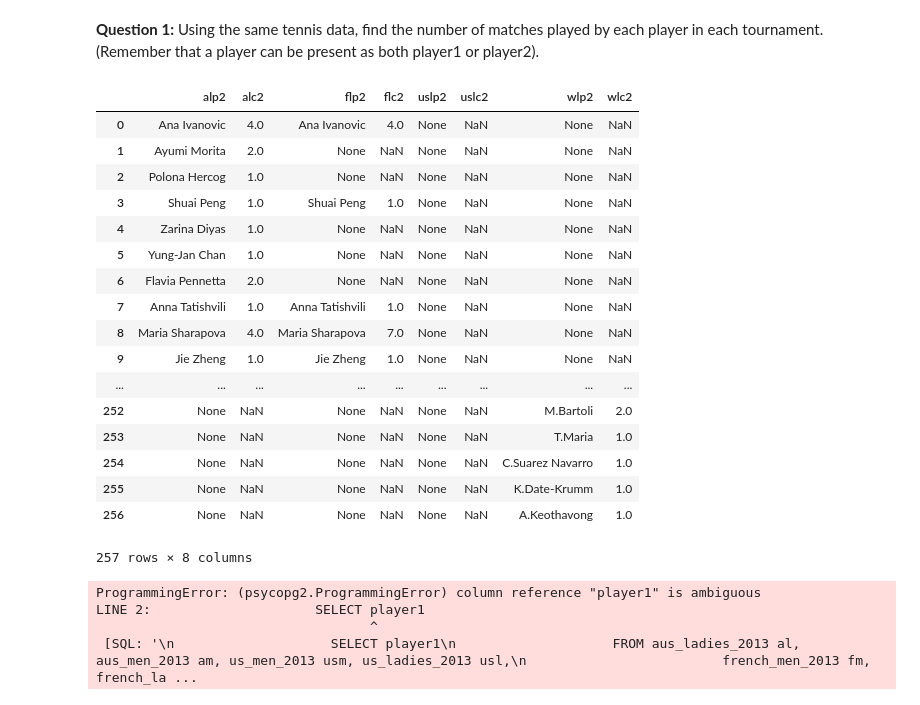
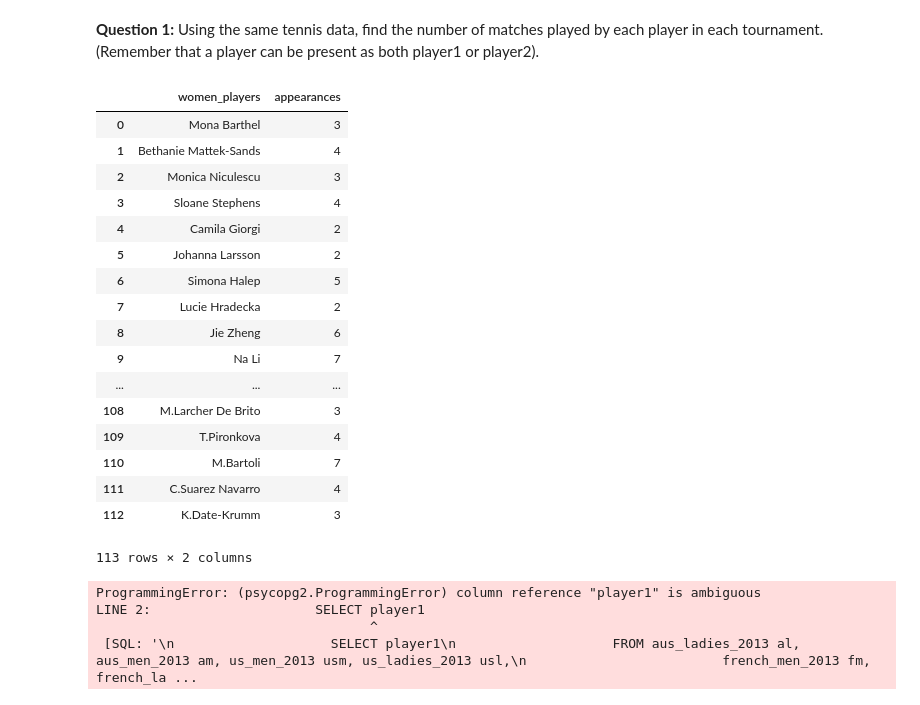
Before and after one commit to luketibbott/SQL, a Jupyter notebook: challenge-4.ipynb, the cells around one changed output. Cells and saved outputs as stored; diff of their text form; code cells hidden in the pictures.

Commit message:
Select unique names of women in tournaments and the number of times they appear throughout the entire tournament

```diff
--- a/challenge-4.ipynb
+++ b/challenge-4.ipynb
@@ -3,7 +3,7 @@ import pandas as pd
 # %%
 from sshtunnel import SSHTunnelForwarder
 
-AWS_IP_ADDRESS = '54.189.184.164'
+AWS_IP_ADDRESS = '54.70.26.75'
 AWS_USERNAME = 'luke'
 SSH_KEY_PATH = '/users/luketibbott/.ssh/id_rsa'
 
@@ -71,55 +71,84 @@ pd.read_sql_query('''
                                 GROUP BY 1),
                          t6 AS (SELECT DISTINCT fl.player2 FLp2, COUNT(fl.player2) FLc2
                                 FROM french_ladies_2013 fl
                                 GROUP BY 1),
                          t7 AS (SELECT DISTINCT usl.player2 USLp2, COUNT(usl.player2) USLc2
                                 FROM us_ladies_2013 usl
                                 GROUP BY 1),
                          t8 AS (SELECT DISTINCT wl.player2 WLp2, COUNT(wl.player2) WLc2
                                 FROM wimbledon_ladies_2013 wl
                                 GROUP BY 1),
 
                          women_p1 AS (SELECT *
                                 FROM t1
                                 FULL OUTER JOIN t2
                                 ON t1.ALp1 = t2.FLp1
                                 FULL OUTER JOIN t3
                                 ON t1.ALp1 = t3.USLp1 AND t2.FLp1 = t3.USLp1
                                 FULL OUTER JOIN t4
                                 ON t1.ALp1 = t4.WLp1 AND t2.FLp1 = t4.WLp1 AND t3.USLp1 = t4.WLp1),
 
                          women_p2 AS (SELECT *
                                  FROM t5
                                  FULL OUTER JOIN t6
                                  ON t5.ALp2 = t6.FLp2
                                  FULL OUTER JOIN t7
                                  ON t5.ALp2 = t7.USLp2 AND t6.FLp2 = t7.USLp2
                                  FULL OUTER JOIN t8
-                                 ON t5.ALp2 = t8.WLp2 AND t6.FLp2 = t8.WLp2 AND t7.USLp2 = t8.WLp2
-                         )
+                                 ON t5.ALp2 = t8.WLp2 AND t6.FLp2 = t8.WLp2 AND t7.USLp2 = t8.WLp2),
 
-                    SELECT *
-                    FROM women_p2
+                         women_app AS (SELECT wp1.alp1, COALESCE((wp1.alc1 + wp2.alc2), 0) aus_ladies_app,
+                                    wp1.flp1, COALESCE((wp1.flc1 + wp2.flc2), 0) french_ladies_app,
+                                    wp1.uslp1, COALESCE((wp1.uslc1 + wp2.uslc2), 0) us_ladies_app,
+                                    wp1.wlp1, COALESCE((wp1.wlc1 + wp2.wlc2), 0) wimb_ladies_app
+                                    FROM women_p1 wp1
+                                    JOIN women_p2 wp2
+                                    ON wp1.alp1 = wp2.alp2 OR wp1.flp1 = wp2.flp2
+                                       OR wp1.uslp1 = wp2.uslp2 OR wp1.wlp1 = wp2.wlp2),
+
+                        unique_women AS (SELECT alp1 AS women_players
+                                    FROM women_app
+                                    WHERE alp1 IS NOT NULL
+                                    UNION
+                                    SELECT flp1
+                                    FROM women_app
+                                    WHERE flp1 IS NOT NULL
+                                    UNION
+                                    SELECT uslp1
+                                    FROM women_app
+                                    WHERE uslp1 IS NOT NULL
+                                    UNION
+                                    SELECT wlp1
+                                    FROM women_app
+                                    WHERE wlp1
+                                    IS NOT NULL)
+
+                    SELECT uw.women_players, (wa.aus_ladies_app + wa.french_ladies_app +
+                                              wa.us_ladies_app + wa.wimb_ladies_app) appearances
+                    FROM unique_women uw
+                    JOIN women_app wa
+                    ON wa.alp1 = uw.women_players OR wa.flp1 = uw.women_players OR
+                       wa.uslp1 = uw.women_players OR wa.wlp1 = uw.women_players;
                   ''', cnx)
 # %% [output]
-|  | alp2 | alc2 | flp2 | flc2 | uslp2 | uslc2 | wlp2 | wlc2 |
-| 0 | Ana Ivanovic | 4.0 | Ana Ivanovic | 4.0 | None | NaN | None | NaN |
-| 1 | Ayumi Morita | 2.0 | None | NaN | None | NaN | None | NaN |
-| 2 | Polona Hercog | 1.0 | None | NaN | None | NaN | None | NaN |
-| 3 | Shuai Peng | 1.0 | Shuai Peng | 1.0 | None | NaN | None | NaN |
-| 4 | Zarina Diyas | 1.0 | None | NaN | None | NaN | None | NaN |
-| 5 | Yung-Jan Chan | 1.0 | None | NaN | None | NaN | None | NaN |
-| 6 | Flavia Pennetta | 2.0 | None | NaN | None | NaN | None | NaN |
-| 7 | Anna Tatishvili | 1.0 | Anna Tatishvili | 1.0 | None | NaN | None | NaN |
-| 8 | Maria Sharapova | 4.0 | Maria Sharapova | 7.0 | None | NaN | None | NaN |
-| 9 | Jie Zheng | 1.0 | Jie Zheng | 1.0 | None | NaN | None | NaN |
-| ... | ... | ... | ... | ... | ... | ... | ... | ... |
-| 252 | None | NaN | None | NaN | None | NaN | M.Bartoli | 2.0 |
-| 253 | None | NaN | None | NaN | None | NaN | T.Maria | 1.0 |
-| 254 | None | NaN | None | NaN | None | NaN | C.Suarez Navarro | 1.0 |
-| 255 | None | NaN | None | NaN | None | NaN | K.Date-Krumm | 1.0 |
-| 256 | None | NaN | None | NaN | None | NaN | A.Keothavong | 1.0 |
+|  | women_players | appearances |
+| 0 | Mona Barthel | 3 |
+| 1 | Bethanie Mattek-Sands | 4 |
+| 2 | Monica Niculescu | 3 |
+| 3 | Sloane Stephens | 4 |
+| 4 | Camila Giorgi | 2 |
+| 5 | Johanna Larsson | 2 |
+| 6 | Simona Halep | 5 |
+| 7 | Lucie Hradecka | 2 |
+| 8 | Jie Zheng | 6 |
+| 9 | Na Li | 7 |
+| ... | ... | ... |
+| 108 | M.Larcher De Brito | 3 |
+| 109 | T.Pironkova | 4 |
+| 110 | M.Bartoli | 7 |
+| 111 | C.Suarez Navarro | 4 |
+| 112 | K.Date-Krumm | 3 |
-257 rows × 8 columns
+113 rows × 2 columns
 # %%
 pd.read_sql_query('''
                     WITH p1s AS
```
Also changed, not shown: parts of 1 cell of this notebook.
